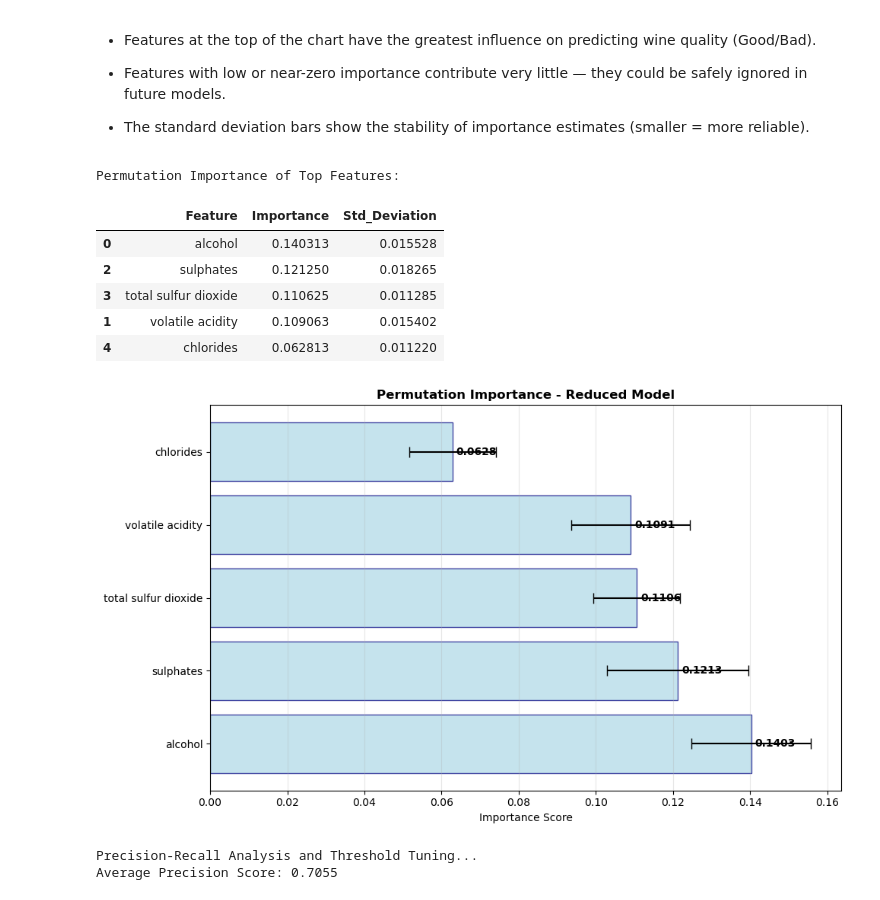
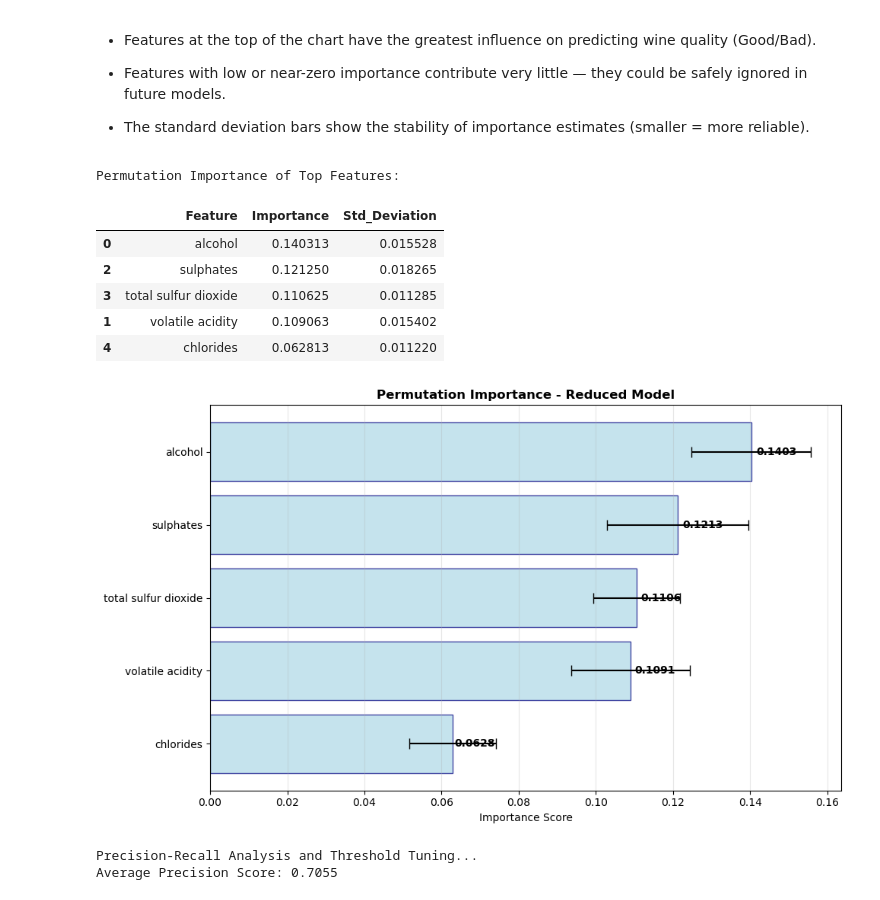
Before and after one commit to SherinDZerogithub/ML-Wine-Predicting-Model-CS1, a Jupyter notebook: wine_quality_predicting_model/notebooks/FC211044_SeriniPuwakgolla/knn.ipynb, the cells around one changed output. Cells and saved outputs as stored; diff of their text form; code cells hidden in the pictures.

```diff
--- a/wine_quality_predicting_model/notebooks/FC211044_SeriniPuwakgolla/knn.ipynb
+++ b/wine_quality_predicting_model/notebooks/FC211044_SeriniPuwakgolla/knn.ipynb
@@ -631,40 +664,42 @@ result = permutation_importance(
 )
 
 print("Permutation Importance of Top Features:")
 permutation_importance_df = pd.DataFrame({
     'Feature': top_features,
     'Importance': result.importances_mean,
     'Std_Deviation': result.importances_std
 }).sort_values('Importance', ascending=False)
 
 display(permutation_importance_df)
+# Reverse DataFrame for top-down importance
+perm_df_sorted = permutation_importance_df.sort_values('Importance', ascending=True)
 
-# Visualize permutation importance
 plt.figure(figsize=(10, 6))
-bars = plt.barh(permutation_importance_df['Feature'],
-                permutation_importance_df['Importance'],
-                xerr=permutation_importance_df['Std_Deviation'],
+bars = plt.barh(perm_df_sorted['Feature'],
+                perm_df_sorted['Importance'],
+                xerr=perm_df_sorted['Std_Deviation'],
                 color='lightblue', alpha=0.7, edgecolor='navy', capsize=5)
+
 plt.xlabel('Importance Score')
 plt.title('Permutation Importance - Reduced Model', fontweight='bold')
 plt.grid(True, alpha=0.3, axis='x')
 
 # Add value labels on bars
-for bar, importance in zip(bars, permutation_importance_df['Importance']):
-    plt.text(bar.get_width() + 0.001, bar.get_y() + bar.get_height()/2,
+for bar, importance in zip(bars, perm_df_sorted['Importance']):
+    plt.text(bar.get_width() * 1.01, bar.get_y() + bar.get_height()/2,
              f'{importance:.4f}', ha='left', va='center', fontweight='bold')
 
 plt.tight_layout()
 plt.show()
 # %% [output]
 Permutation Importance of Top Features:
 |  | Feature | Importance | Std_Deviation |
 | 0 | alcohol | 0.140313 | 0.015528 |
 | 2 | sulphates | 0.121250 | 0.018265 |
 | 3 | total sulfur dioxide | 0.110625 | 0.011285 |
 | 1 | volatile acidity | 0.109063 | 0.015402 |
 | 4 | chlorides | 0.062813 | 0.011220 |
-[figure, old version]
+[figure, new version]
 # %%
 
 from sklearn.metrics import precision_recall_curve, average_precision_score, f1_score
```
Also changed, not shown: parts of 13 cells of this notebook, 2 other files.
